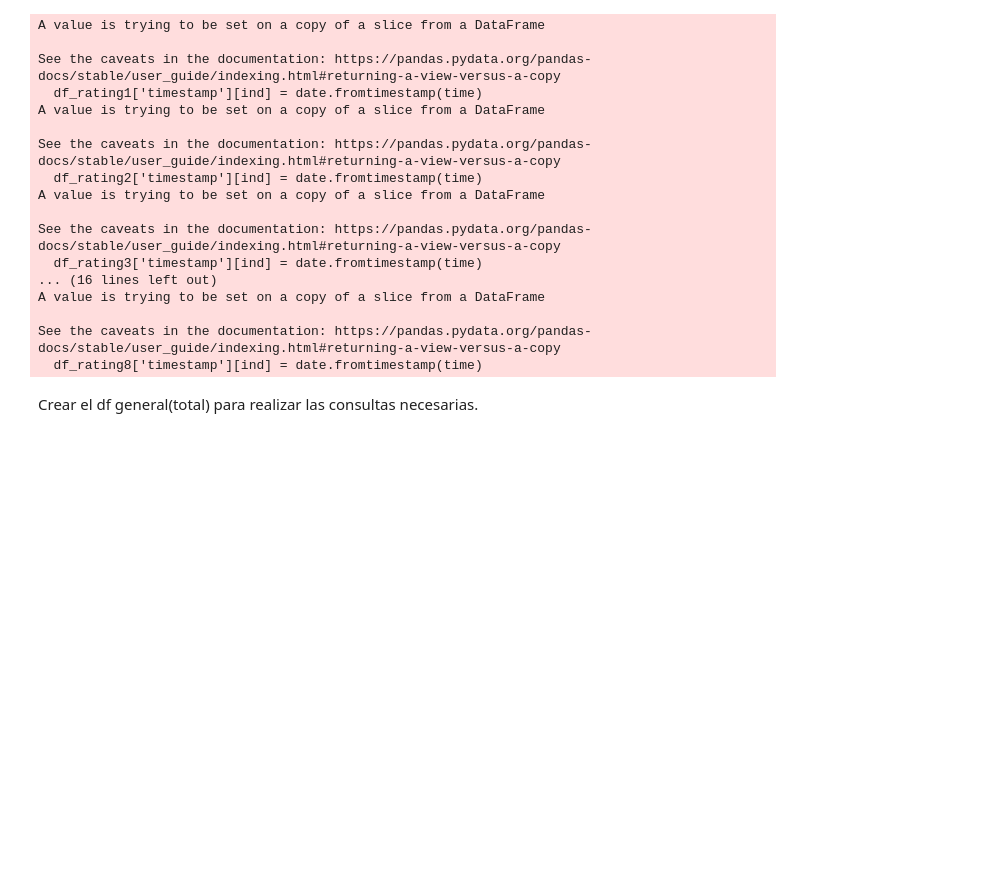
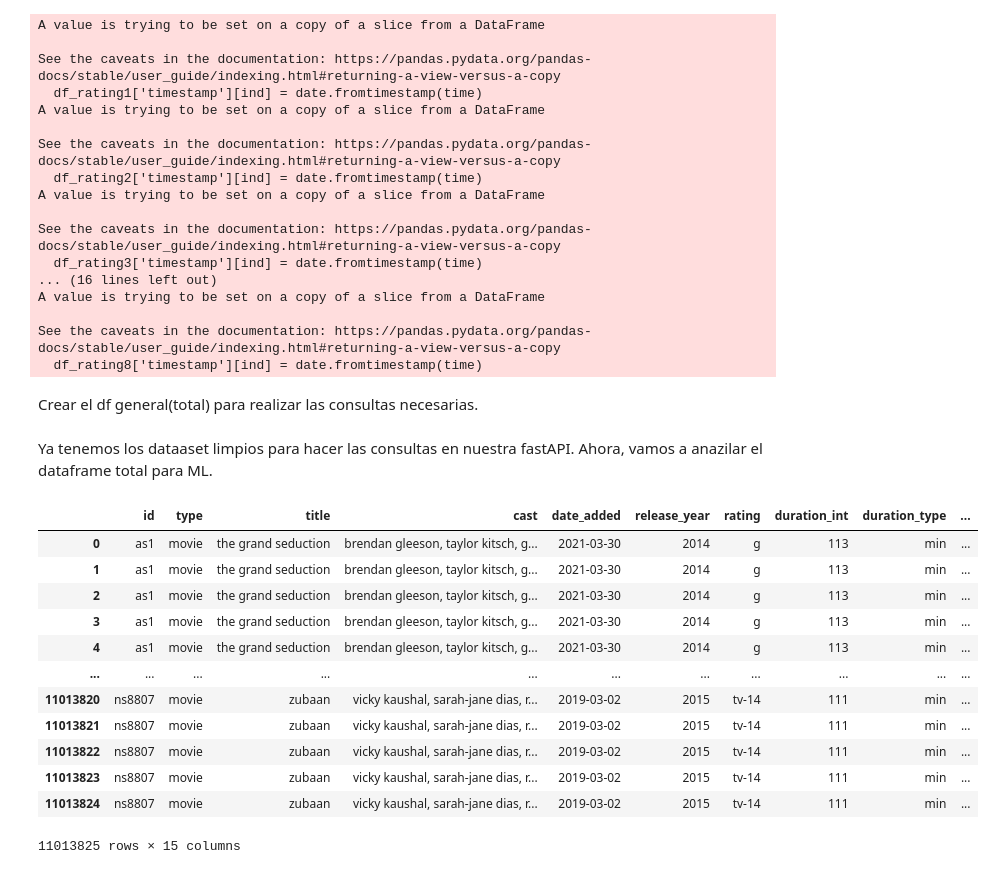
Before and after one commit to smartinez24/Proyecto1_ML, a Jupyter notebook: ETL.ipynb, the cells around one changed output. Saved outputs shown, nothing was run; the diff lists cells and outputs as text; code cells hidden in the pictures; blank space fills up the shorter version.

```diff
--- a/ETL.ipynb
+++ b/ETL.ipynb
@@ -313,5 +313,5 @@ df_ratings_total = pd.merge(df_ratings, df_rating_mean_movie, on = 'movieId') #U
 # %% [markdown]
 Crear el df general(total) para realizar las consultas necesarias.
 # %%
-df_total_consultas = pd.merge(df_movies, df_ratings_total, left_on = 'id', right_on = 'movieId', how = 'inner') #Unimos los dos df de movies y ratings.
+df_total = pd.merge(df_movies, df_ratings_total, left_on = 'id', right_on = 'movieId', how = 'inner') #Unimos los dos df de movies y ratings.
 # %%
@@ -321,3 +322,21 @@ df_total_consultas = df_total_consultas[['id', 'title', 'release_year', 'rating'
 df_total_consultas = df_total_consultas.drop_duplicates() #Eliminar valores duplicados
 # %%
 df_total_consultas.to_csv('Total consultas.csv', sep = ';', index = False) #Exportar a csv.
+# %% [markdown]
+Ya tenemos los dataaset limpios para hacer las consultas en nuestra fastAPI. Ahora, vamos a anazilar el dataframe total para ML.
+# %%
+df_total
+# %% [output]
+|  | id | type | title | cast | date_added | release_year | rating | duration_int | duration_type | ... |
+| 0 | as1 | movie | the grand seduction | brendan gleeson, taylor kitsch, g... | 2021-03-30 | 2014 | g | 113 | min | ... |
+| 1 | as1 | movie | the grand seduction | brendan gleeson, taylor kitsch, g... | 2021-03-30 | 2014 | g | 113 | min | ... |
+| 2 | as1 | movie | the grand seduction | brendan gleeson, taylor kitsch, g... | 2021-03-30 | 2014 | g | 113 | min | ... |
+| 3 | as1 | movie | the grand seduction | brendan gleeson, taylor kitsch, g... | 2021-03-30 | 2014 | g | 113 | min | ... |
+| 4 | as1 | movie | the grand seduction | brendan gleeson, taylor kitsch, g... | 2021-03-30 | 2014 | g | 113 | min | ... |
+| ... | ... | ... | ... | ... | ... | ... | ... | ... | ... | ... |
+| 11013820 | ns8807 | movie | zubaan | vicky kaushal, sarah-jane dias, r... | 2019-03-02 | 2015 | tv-14 | 111 | min | ... |
+| 11013821 | ns8807 | movie | zubaan | vicky kaushal, sarah-jane dias, r... | 2019-03-02 | 2015 | tv-14 | 111 | min | ... |
+| 11013822 | ns8807 | movie | zubaan | vicky kaushal, sarah-jane dias, r... | 2019-03-02 | 2015 | tv-14 | 111 | min | ... |
+| 11013823 | ns8807 | movie | zubaan | vicky kaushal, sarah-jane dias, r... | 2019-03-02 | 2015 | tv-14 | 111 | min | ... |
+| 11013824 | ns8807 | movie | zubaan | vicky kaushal, sarah-jane dias, r... | 2019-03-02 | 2015 | tv-14 | 111 | min | ... |
+11013825 rows × 15 columns
```
Also changed, not shown: parts of 2 cells of this notebook.
